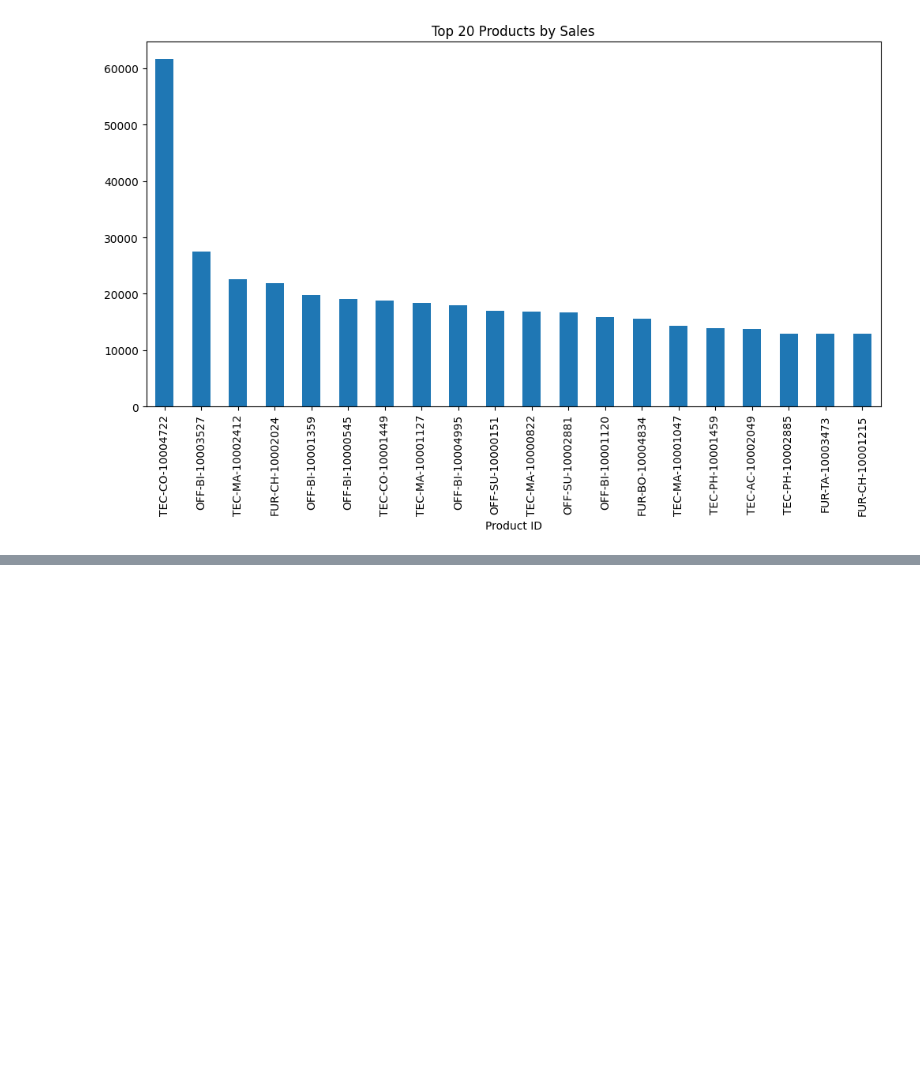
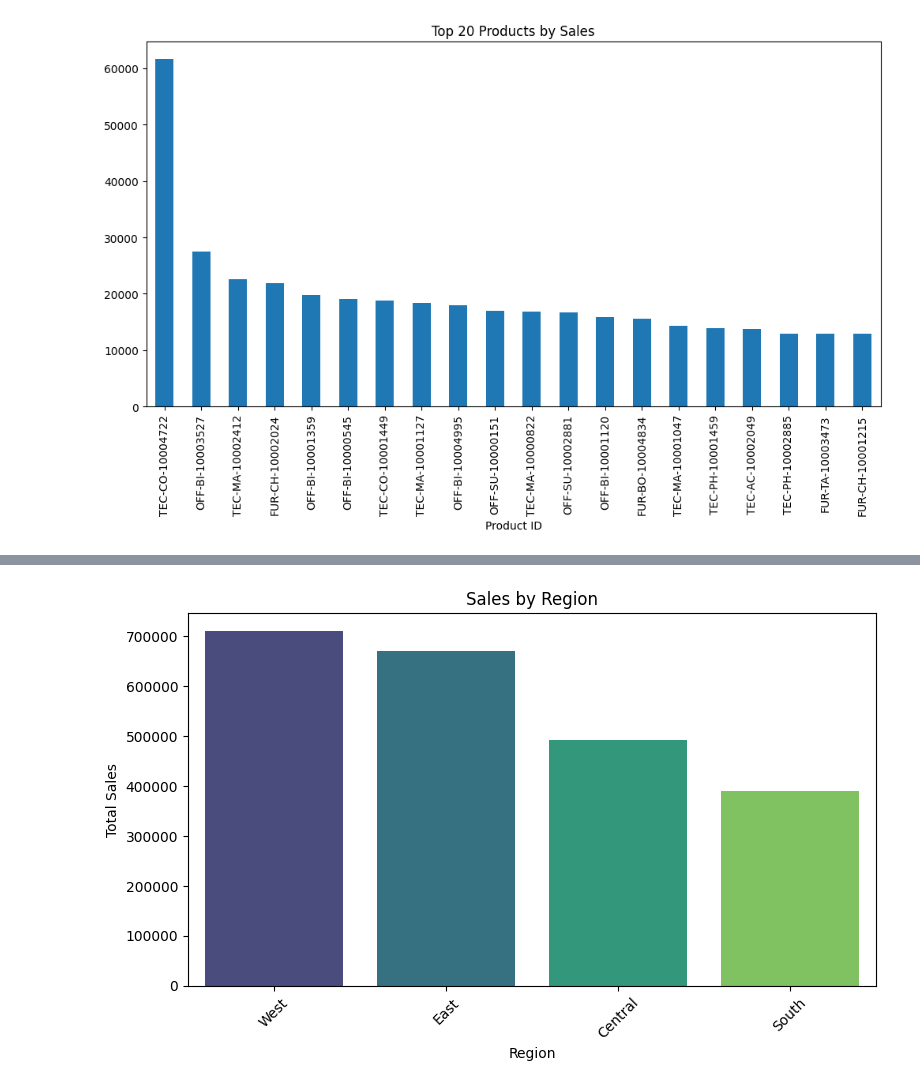
Before and after one commit to sulemantech/sales-forecasting-ml, a Jupyter notebook: sales-forecating.ipynb, the cells around one changed output, grey strips where cells are left out. Saved outputs shown, nothing was run; the diff lists cells and outputs as text; code cells hidden in the pictures; blank space fills up the shorter version.

```diff
--- a/sales-forecating.ipynb
+++ b/sales-forecating.ipynb
@@ -102,0 +158,13 @@ top_products.plot(kind='bar', figsize=(12,6), title='Top 20 Products by Sales')
+# %%
+df['Region'].unique()
+region_sales = df.groupby('Region')['Sales'].sum().sort_values(ascending=False)
+plt.figure(figsize=(8,5))
+sns.barplot(x=region_sales.index, y=region_sales.values, hue=region_sales.index, palette='viridis', legend=False)
+plt.title('Sales by Region')
+plt.xlabel('Region')
+plt.ylabel('Total Sales')
+plt.xticks(rotation=45)
+plt.tight_layout()
+plt.show()
+# %% [output]
+[figure, added]
```
Also changed, not shown: parts of 16 cells of this notebook.
